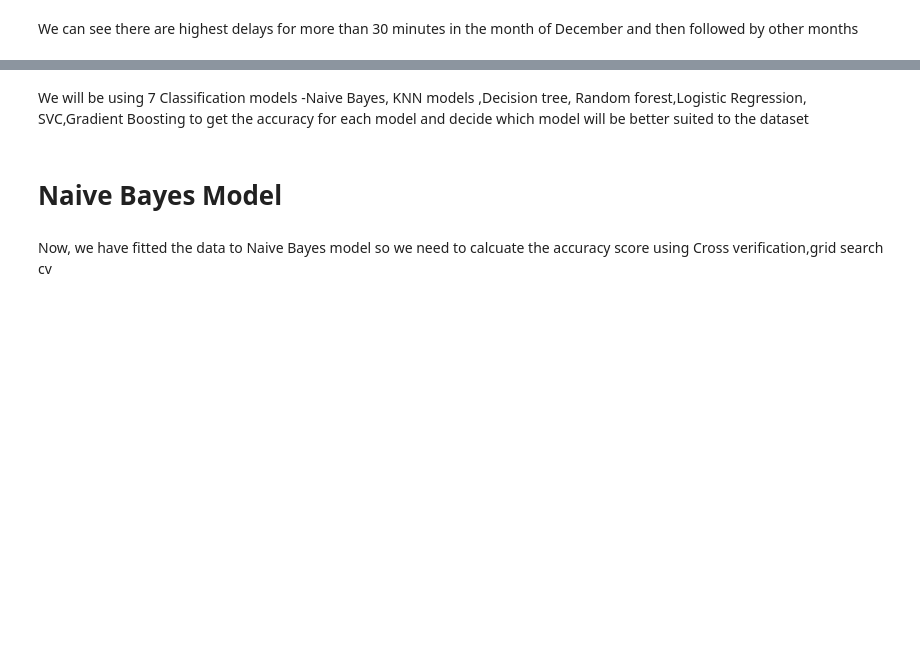
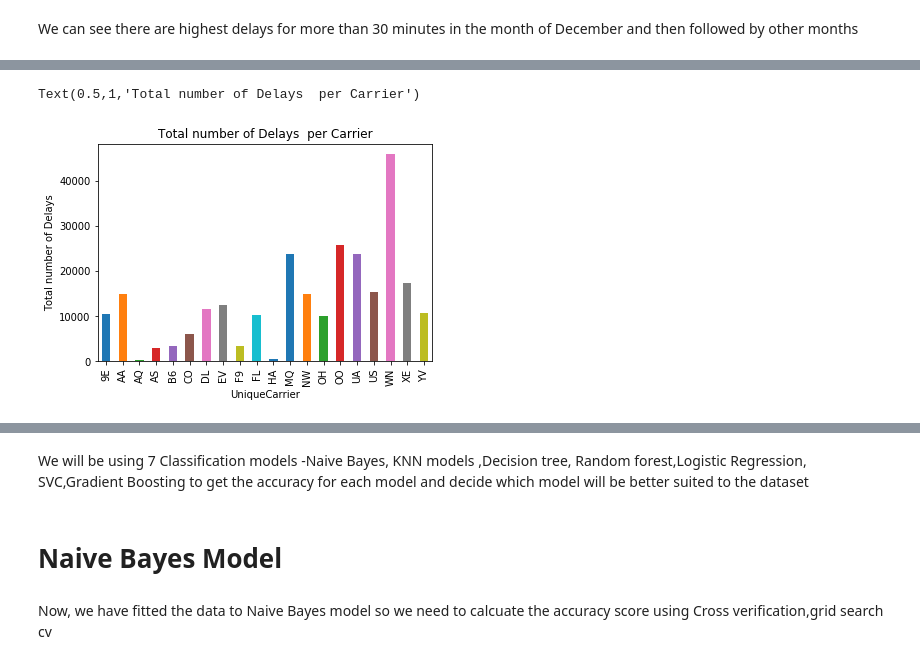
Before and after one commit to ankushkhaj/Data-science, a Jupyter notebook: 3.6.2_Airline_Arrival.ipynb, the cells around one changed output, grey strips where cells are left out. Cells and saved outputs as stored; diff of their text form; code cells hidden in the pictures; blank space fills up the shorter version.

```diff
--- a/3.6.2_Airline_Arrival.ipynb
+++ b/3.6.2_Airline_Arrival.ipynb
@@ -114,0 +119,7 @@ We can see there are highest delays for more than 30 minutes in the month of Dec
+# %%
+data1.groupby('UniqueCarrier')['Delay_30'].sum().plot(kind='bar')
+plt.ylabel('Total number of Delays',fontsize=10)
+plt.title('Total number of Delays  per Carrier')
+# %% [output]
+Text(0.5,1,'Total number of Delays  per Carrier')
+[figure, added]
```
Also changed, not shown: parts of 154 cells of this notebook.
